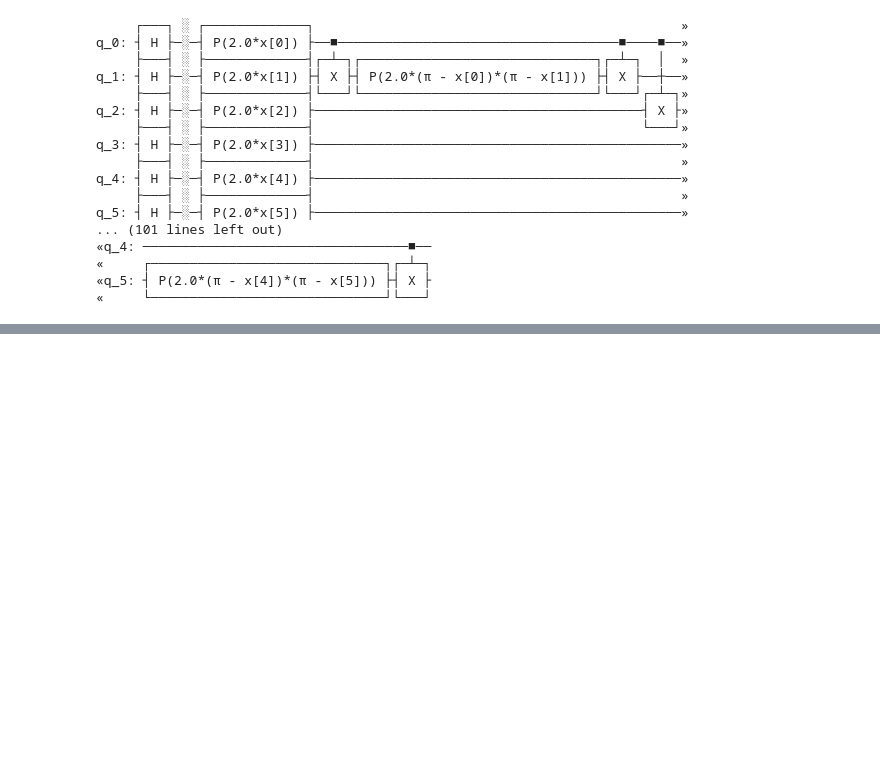
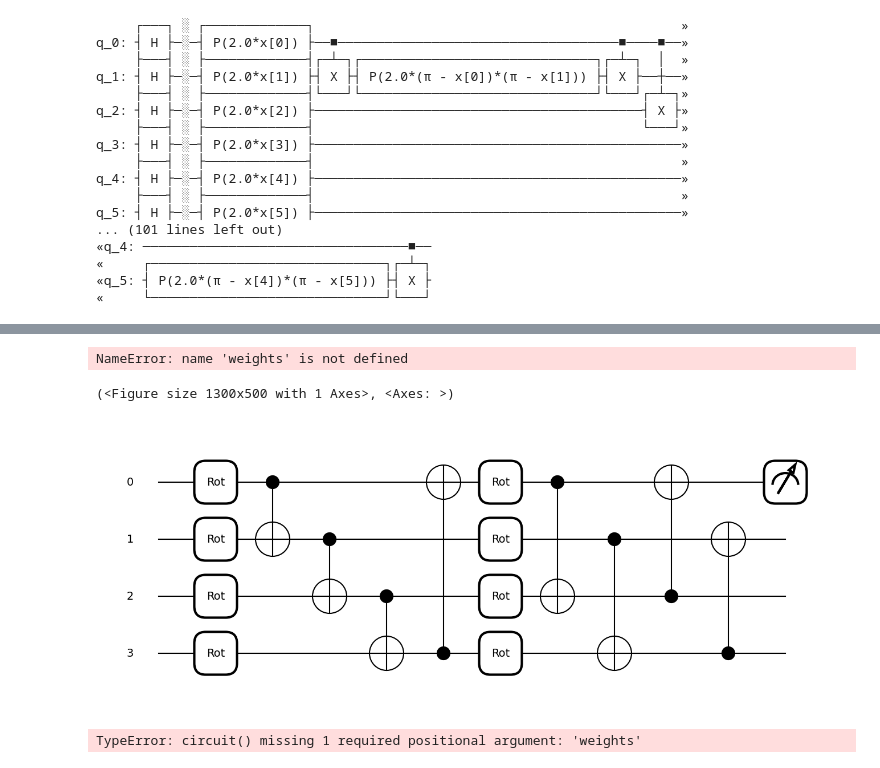
Before and after one commit to luccasmarim/qiskit, a Jupyter notebook: quantum-transfer-learning.ipynb, the cells around one changed output, grey strips where cells are left out. Cells and saved outputs as stored; diff of their text form; code cells hidden in the pictures; blank space fills up the shorter version.

```diff
--- a/quantum-transfer-learning.ipynb
+++ b/quantum-transfer-learning.ipynb
@@ -415,0 +495,49 @@ q_5: ┤ H ├─░─┤ P(2.0*x[5]) ├────────────
+# %%
+@qml.qnode(dev)
+def circuit(weights, seed=None):
+    qml.RandomLayers(weights=weights, wires=range(4), seed=seed)
+    return qml.expval(qml.PauliZ(0))
+
+print(qml.draw(circuit, expansion_strategy="device")(weights, seed=97))
+# %% [output]
+NameError: name 'weights' is not defined
+# %%
+dev = qml.device('default.qubit', wires=4)
+
+@qml.qnode(dev)
+def circuit(parameters):
+    qml.StronglyEntanglingLayers(weights=parameters, wires=range(4))
+    return qml.expval(qml.PauliZ(0))
+
+shape = qml.StronglyEntanglingLayers.shape(n_layers=2, n_wires=4)
+weights = np.random.random(size=shape)
+
+print(qml.draw_mpl(circuit, expansion_strategy="device")(weights))
+# %% [output]
+(<Figure size 1300x500 with 1 Axes>, <Axes: >)
+[figure, added]
+# %%
+import pennylane as qml
+from math import pi
+
+n_wires = 3
+dev = qml.device('default.qubit', wires=n_wires)
+
+@qml.qnode(dev)
+def circuit(init_weights, weights):
+    qml.SimplifiedTwoDesign(initial_layer_weights=init_weights, weights=weights, wires=range(n_wires))
+    return [qml.expval(qml.PauliZ(wires=i)) for i in range(n_wires)]
+
+init_weights = [pi, pi, pi]
+weights_layer1 = [[0., pi],
+                  [0., pi]]
+weights_layer2 = [[pi, 0.],
+                  [pi, 0.]]
+weights = [weights_layer1, weights_layer2]
+
+#shapes = qml.SimplifiedTwoDesign.shape(n_layers=2, n_wires=2)
+#weights = [np.random.random(size=shape) for shape in shapes]
+
+print(qml.draw_mpl(circuit, expansion_strategy="device")(weights)(init_weights))
+# %% [output]
+TypeError: circuit() missing 1 required positional argument: 'weights'
```
Also changed, not shown: parts of 9 cells of this notebook.
